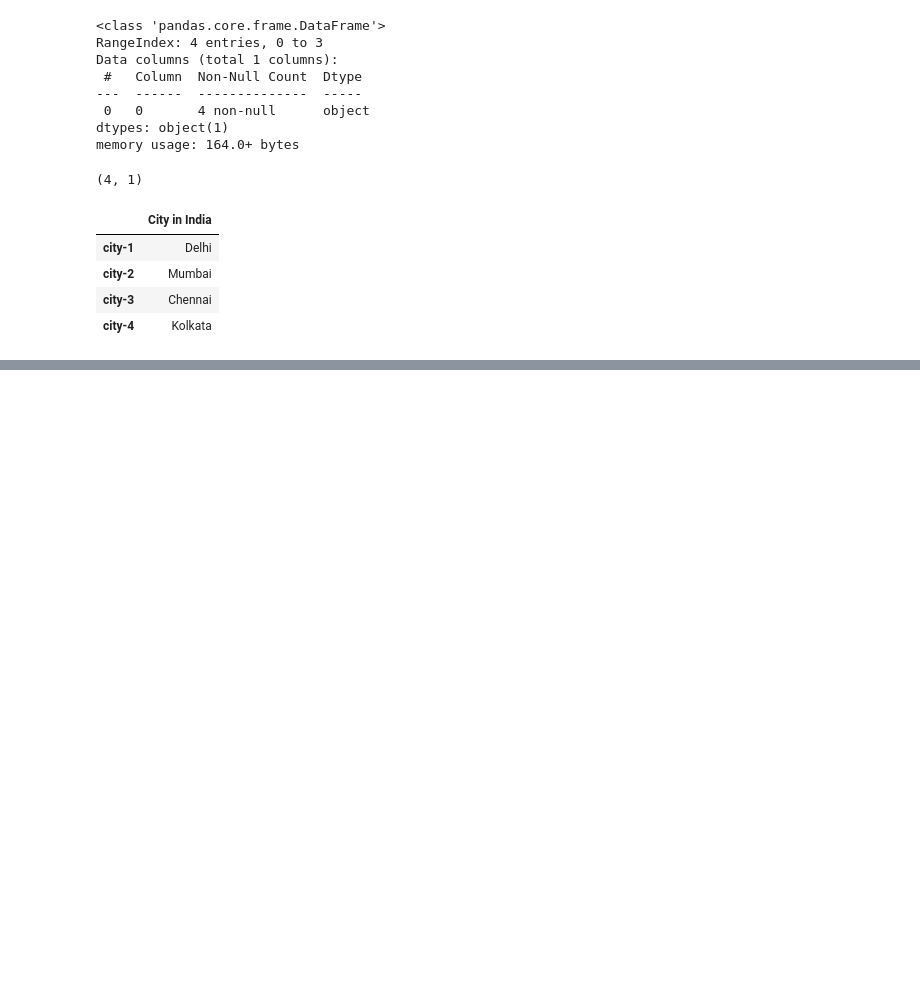
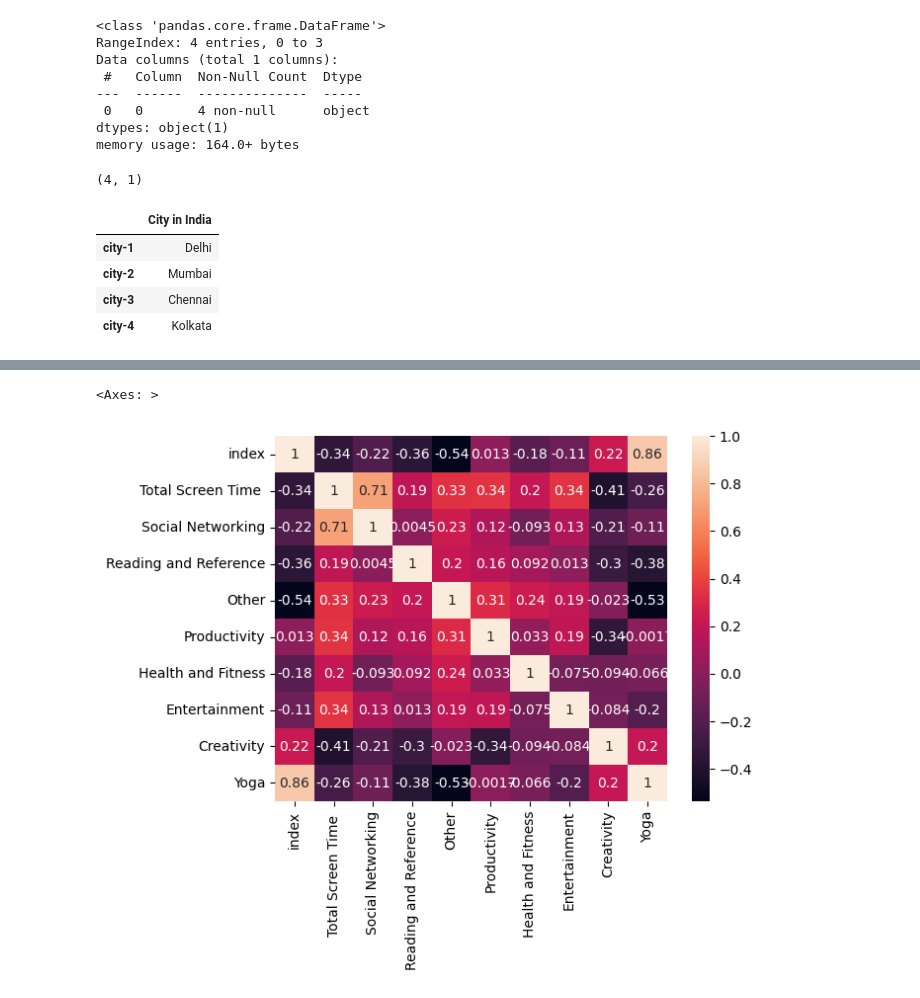
Before and after one commit to MottuqeBrid/learn-pandas, a Jupyter notebook: 1.ipynb, the cells around one changed output, grey strips where cells are left out. Saved outputs shown, nothing was run; the diff lists cells and outputs as text; code cells hidden in the pictures; blank space fills up the shorter version.

Commit message:
Add initial Screen Time Data CSV file with daily tracking metrics

```diff
--- a/1.ipynb
+++ b/1.ipynb
@@ -49,0 +80,10 @@ city2
+# %%
+# Importing csv file
+df_csv=pd.read_csv("Screen Time Data.csv")
+df_csv.head(10)
+# df_csv.info()
+# df_csv.values
+df_csv.columns
+df_csv.index
+# df_csv.Date
+df_csv[["Social Networking"]]
@@ -49,0 +155,6 @@ city2
+# %%
+import seaborn as sns
+sns.heatmap(df_csv.select_dtypes(include=["number"]).corr(),annot=True)
+# %% [output]
+<Axes: >
+[figure, added]
```
Also changed, not shown: parts of 10 cells of this notebook, 1 other file.
